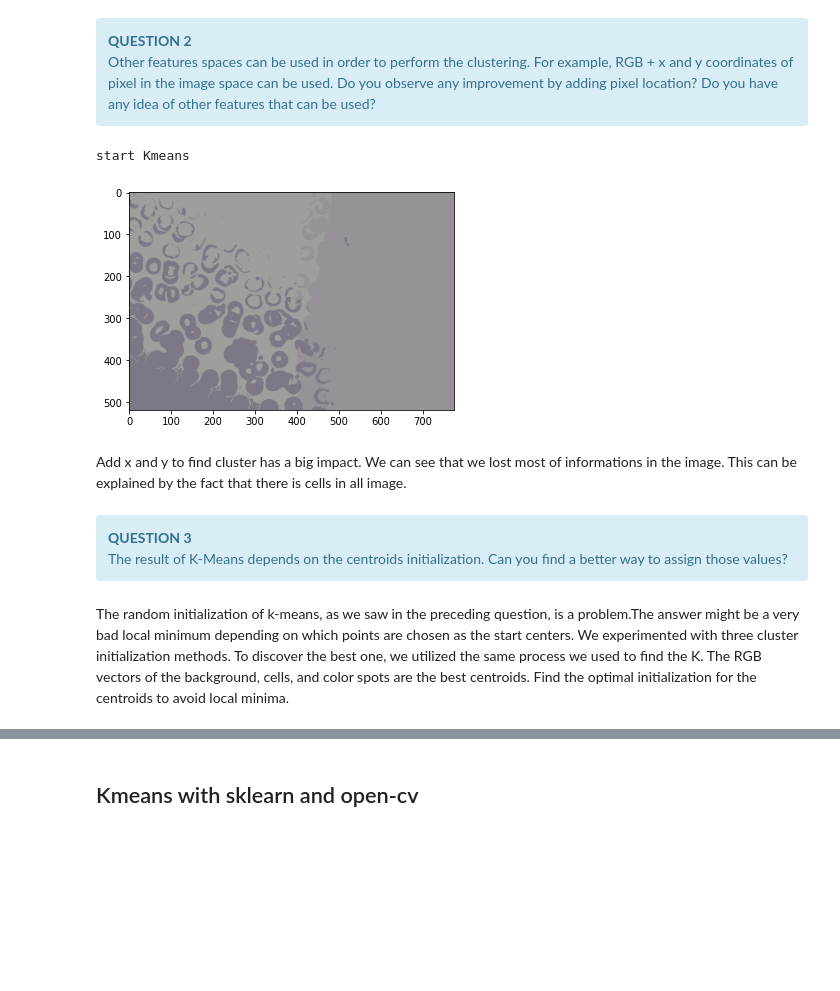
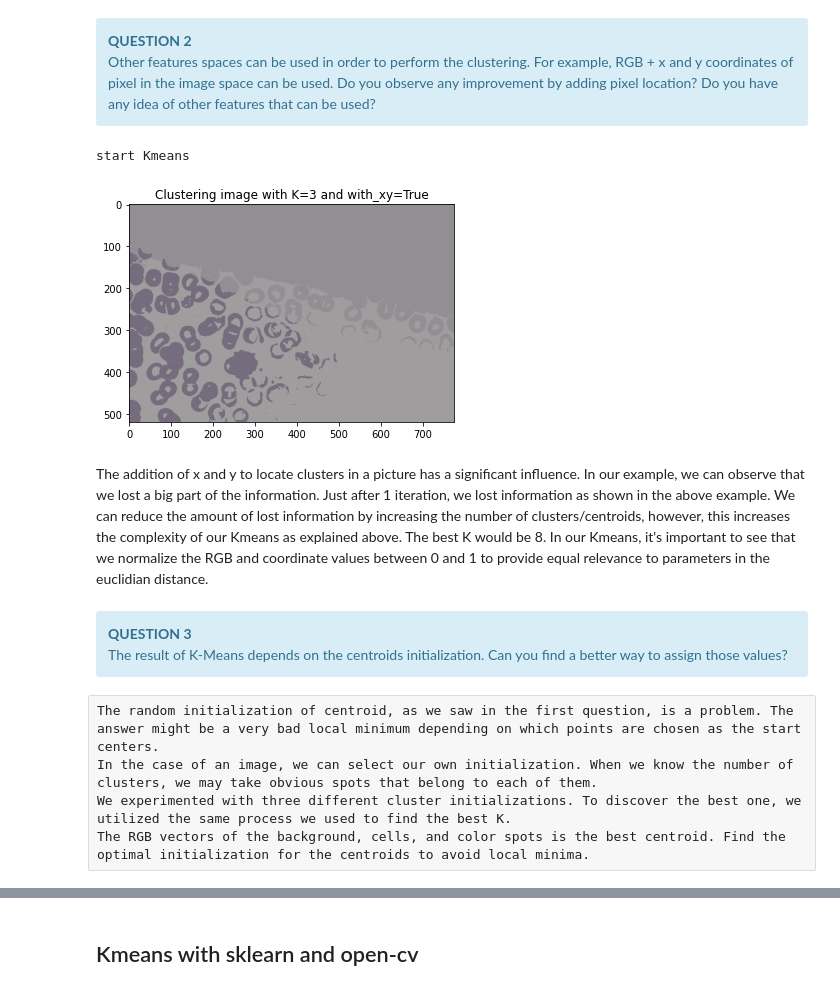
Before and after one commit to gdeside/LGBIO2050_medical_imaging, a Jupyter notebook: Challenge 4 K-Means Classification-20211020/KMeans 2.ipynb, the cells around one changed output, grey strips where cells are left out. Saved outputs shown, nothing was run; the diff lists cells and outputs as text; code cells hidden in the pictures; blank space fills up the shorter version.

```diff
--- a/Challenge 4 K-Means Classification-20211020/KMeans 2.ipynb
+++ b/Challenge 4 K-Means Classification-20211020/KMeans 2.ipynb
@@ -199,18 +215,22 @@ in the image space can be used. Do you observe any improvement by adding pixel l
 other features that can be used?
 # %%
 plt.figure()
-plt.imshow(KMeans(img,3,5,True))
+plt.title("Clustering image with K=3 and with_xy=True")
+plt.imshow(KMeans(img,3,1,True))
 plt.show()
 # %% [output]
 start Kmeans
-[figure, old version]
+[figure, new version]
 # %% [markdown]
-Add x and y to find cluster has a big impact. We can see that we lost most of informations in the image. This can be explained by the fact that there is cells in all image.
+The addition of x and y to locate clusters in a picture has a significant influence. In our example, we can observe that we lost a big part of the information. Just after 1 iteration, we lost information as shown in the above example.
+We can reduce the amount of lost information by increasing the number of clusters/centroids, however, this increases the complexity of our Kmeans as explained above. The best K would be 8.
+In our Kmeans, it's important to see that we normalize the RGB and coordinate values between 0 and 1 to provide equal relevance to parameters in the euclidian distance.
 # %% [markdown]
 <div class="alert alert-info">
 <b>QUESTION 3</b>  <br> The result of K-Means depends on the centroids initialization. Can you find a better way to assign those
 values?
-# %% [markdown]
-The random initialization of k-means, as we saw in the preceding question, is a problem.The answer might be a very bad local minimum depending on which points are chosen as the start centers.
-We experimented with three cluster initialization methods. To discover the best one, we utilized the same process we used to find the K.
-The RGB vectors of the background, cells, and color spots are the best centroids. Find the optimal initialization for the centroids to avoid local minima.
+# %% [raw]
+The random initialization of centroid, as we saw in the first question, is a problem. The answer might be a very bad local minimum depending on which points are chosen as the start centers.
+In the case of an image, we can select our own initialization. When we know the number of clusters, we may take obvious spots that belong to each of them.
+We experimented with three different cluster initializations. To discover the best one, we utilized the same process we used to find the best K.
+The RGB vectors of the background, cells, and color spots is the best centroid. Find the optimal initialization for the centroids to avoid local minima.
```
Also changed, not shown: parts of 10 cells of this notebook, 1 other file.
